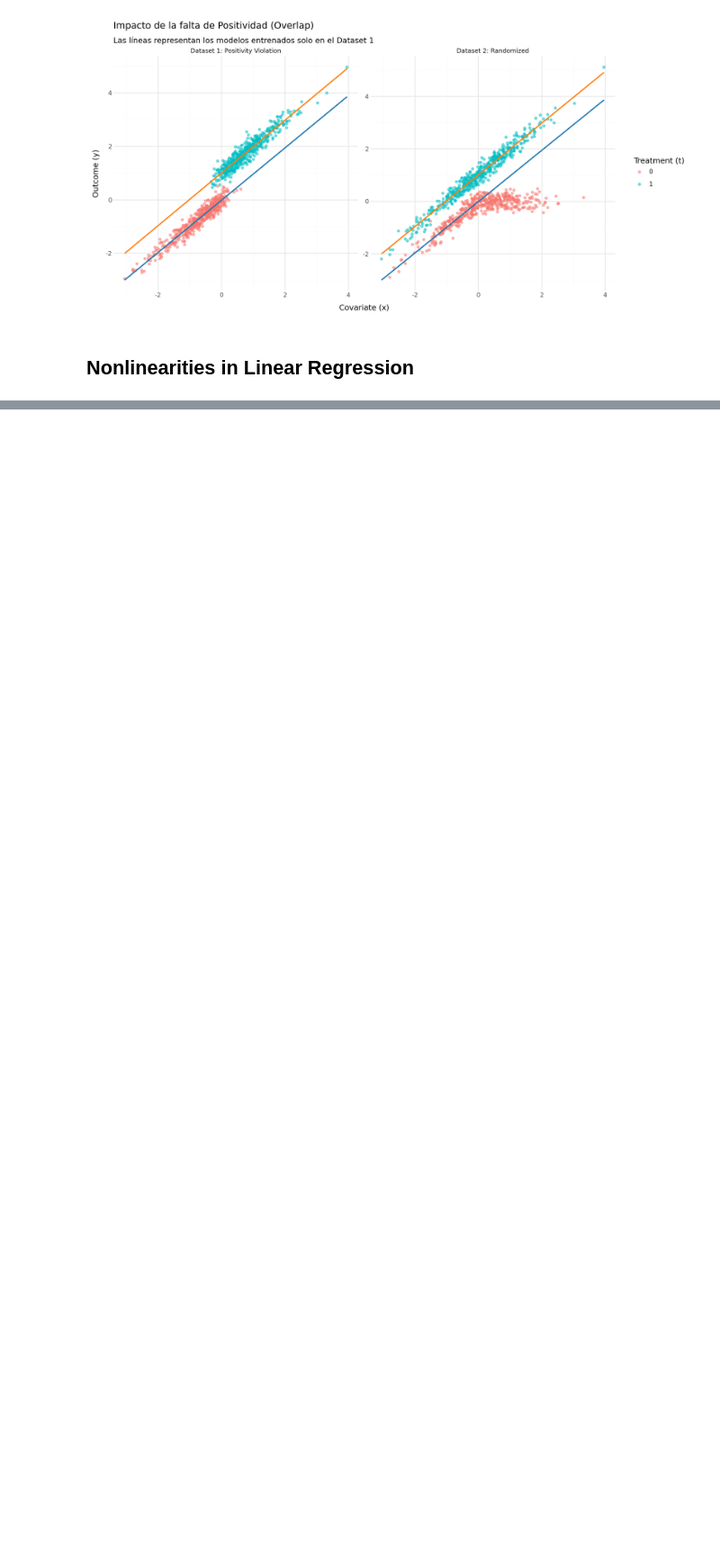
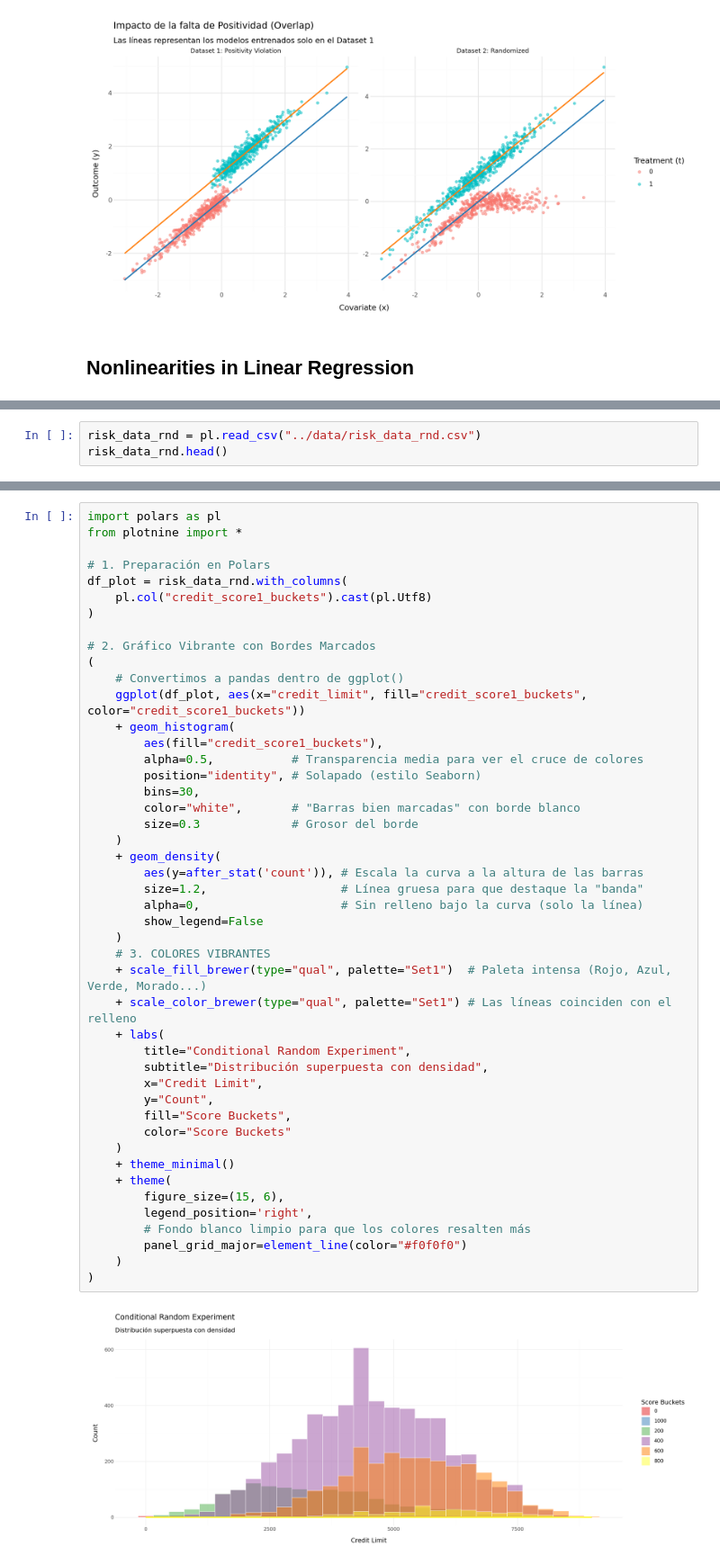
Before and after one commit to Sechi42/Causal_Inference-with-python, a Jupyter notebook: ch04/ch04.ipynb, the cells around one changed output, grey strips where cells are left out. Shown at 90% size. Drawn from its saved outputs; the diff is of its cells as text; blank space fills up the shorter version.

Commit message:
Agregando nuevos conocimientos acerca del FWL y como conseguir la causalidad del tratamiento a través dediferentes grupos (dummies) cuando los experimentos aleatorios son demsiado caros

```diff
--- a/ch04/ch04.ipynb
+++ b/ch04/ch04.ipynb
@@ -825,0 +1126,3 @@ plot
+# %%
+risk_data_rnd = pl.read_csv("../data/risk_data_rnd.csv")
+risk_data_rnd.head()
@@ -825,0 +1138,48 @@ plot
+# %%
+import polars as pl
+from plotnine import *
+
+# 1. Preparación en Polars
+df_plot = risk_data_rnd.with_columns(
+    pl.col("credit_score1_buckets").cast(pl.Utf8)
+)
+
+# 2. Gráfico Vibrante con Bordes Marcados
+(
+    # Convertimos a pandas dentro de ggplot()
+    ggplot(df_plot, aes(x="credit_limit", fill="credit_score1_buckets", color="credit_score1_buckets"))
+    + geom_histogram(
+        aes(fill="credit_score1_buckets"),
+        alpha=0.5,           # Transparencia media para ver el cruce de colores
+        position="identity", # Solapado (estilo Seaborn)
+        bins=30,
+        color="white",       # "Barras bien marcadas" con borde blanco
+        size=0.3             # Grosor del borde
+    )
+    + geom_density(
+        aes(y=after_stat('count')), # Escala la curva a la altura de las barras
+        size=1.2,                   # Línea gruesa para que destaque la "banda"
+        alpha=0,                    # Sin relleno bajo la curva (solo la línea)
+        show_legend=False
+    )
+    # 3. COLORES VIBRANTES
+    + scale_fill_brewer(type="qual", palette="Set1")  # Paleta intensa (Rojo, Azul, Verde, Morado...)
+    + scale_color_brewer(type="qual", palette="Set1") # Las líneas coinciden con el relleno
+    + labs(
+        title="Conditional Random Experiment",
+        subtitle="Distribución superpuesta con densidad",
+        x="Credit Limit",
+        y="Count",
+        fill="Score Buckets",
+        color="Score Buckets"
+    )
+    + theme_minimal()
+    + theme(
+        figure_size=(15, 6),
+        legend_position='right',
+        # Fondo blanco limpio para que los colores resalten más
+        panel_grid_major=element_line(color="#f0f0f0")
+    )
+)
+# %% [output]
+[figure, added]
```
Also changed, not shown: parts of 39 cells of this notebook.
